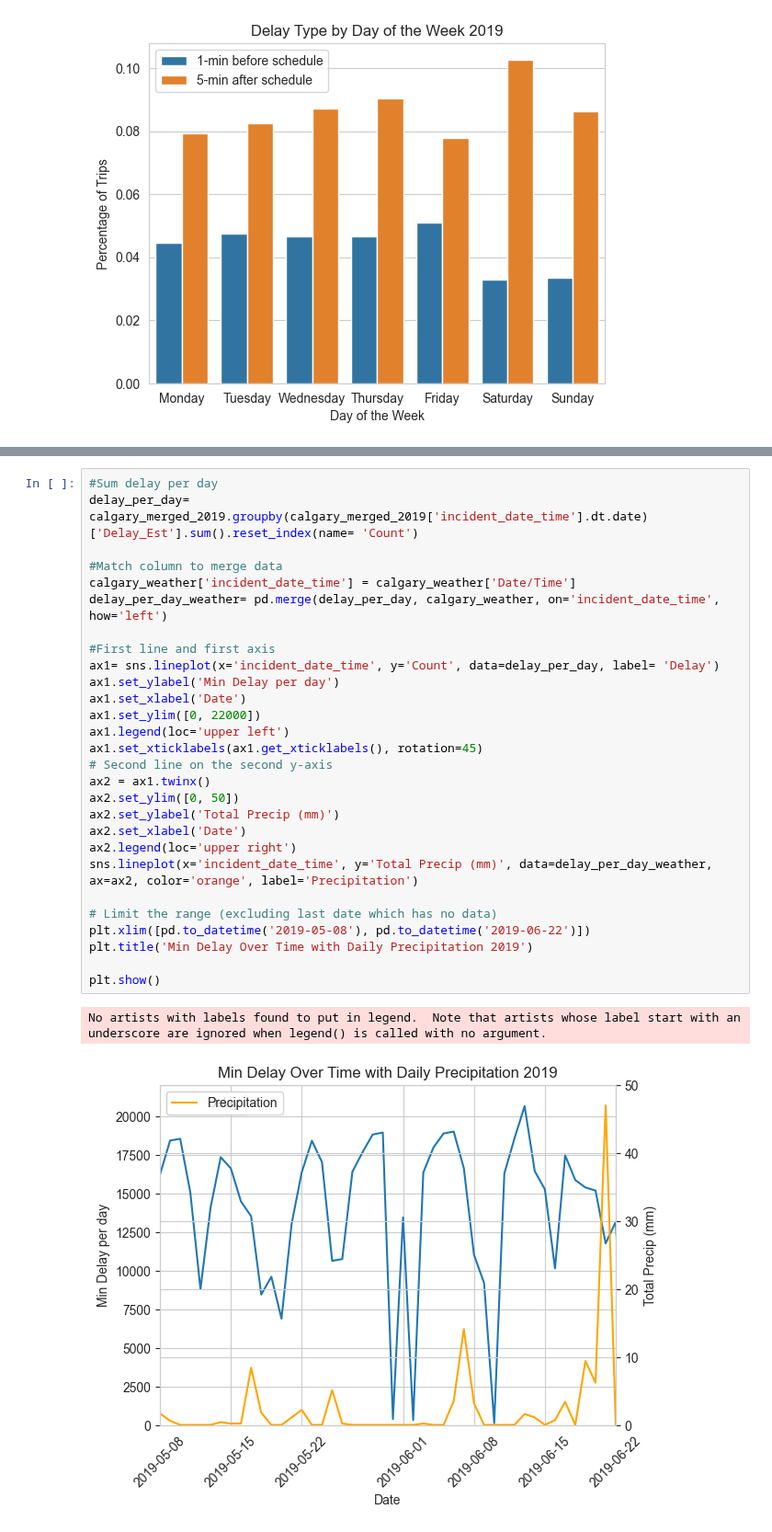
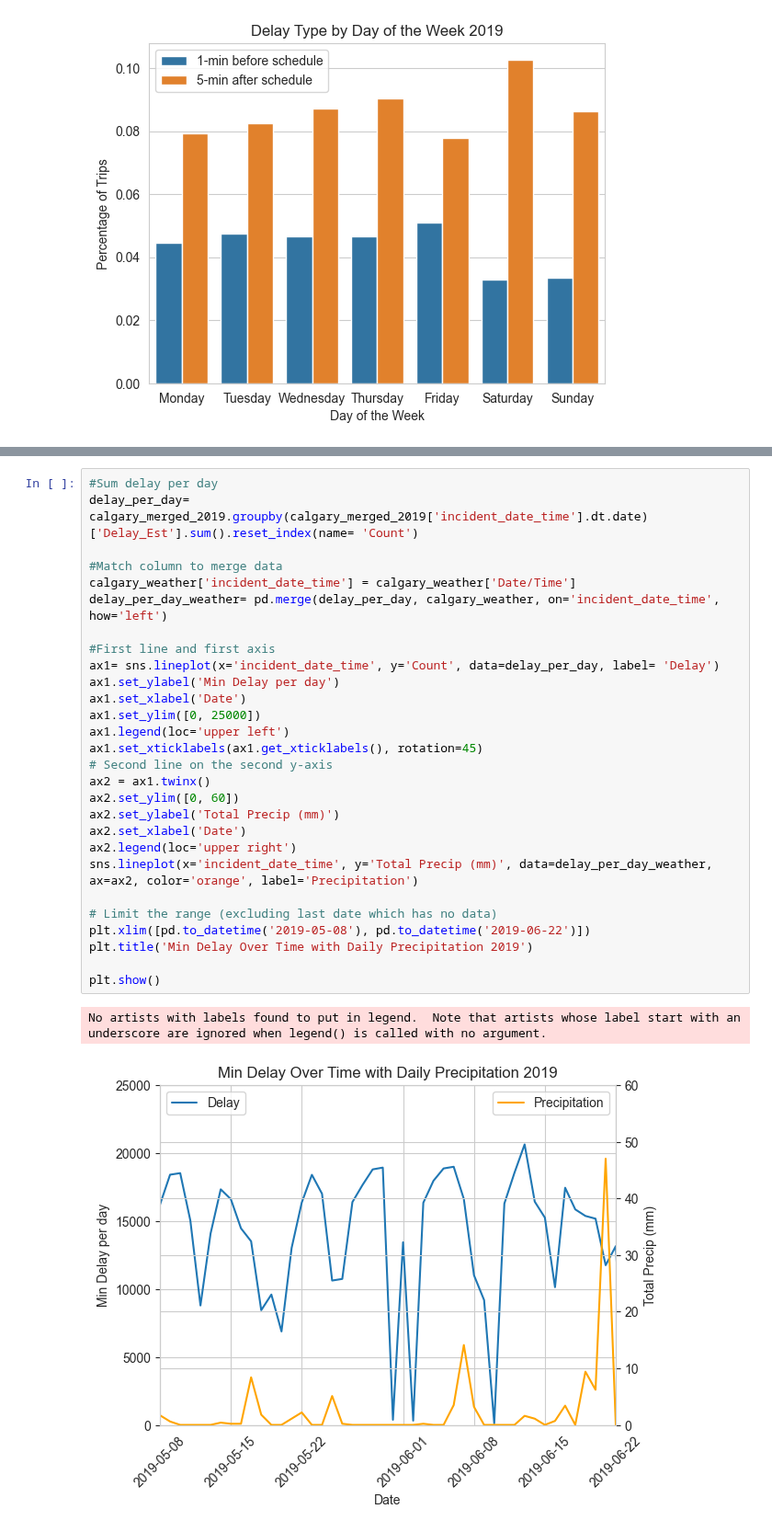
Before and after one commit to katherinewest/CME538_2023, a Jupyter notebook: Calgary_EDA.ipynb, the cells around one changed output, grey strips where cells are left out. Shown at 92% size. Drawn from its saved outputs; the diff is of its cells as text.

```diff
--- a/Calgary_EDA.ipynb
+++ b/Calgary_EDA.ipynb
@@ -267,34 +261,34 @@ No artists with labels found to put in legend.  Note that artists whose label st
 # %%
 #Sum delay per day
 delay_per_day= calgary_merged_2019.groupby(calgary_merged_2019['incident_date_time'].dt.date)['Delay_Est'].sum().reset_index(name= 'Count')
 
 #Match column to merge data
 calgary_weather['incident_date_time'] = calgary_weather['Date/Time']
 delay_per_day_weather= pd.merge(delay_per_day, calgary_weather, on='incident_date_time', how='left')
 
 #First line and first axis
 ax1= sns.lineplot(x='incident_date_time', y='Count', data=delay_per_day, label= 'Delay')
 ax1.set_ylabel('Min Delay per day')
 ax1.set_xlabel('Date')
-ax1.set_ylim([0, 22000])
+ax1.set_ylim([0, 25000])
 ax1.legend(loc='upper left')
 ax1.set_xticklabels(ax1.get_xticklabels(), rotation=45)
 # Second line on the second y-axis
 ax2 = ax1.twinx()
-ax2.set_ylim([0, 50])
+ax2.set_ylim([0, 60])
 ax2.set_ylabel('Total Precip (mm)')
 ax2.set_xlabel('Date')
 ax2.legend(loc='upper right')
 sns.lineplot(x='incident_date_time', y='Total Precip (mm)', data=delay_per_day_weather, ax=ax2, color='orange', label='Precipitation')
 
 # Limit the range (excluding last date which has no data)
 plt.xlim([pd.to_datetime('2019-05-08'), pd.to_datetime('2019-06-22')])
 plt.title('Min Delay Over Time with Daily Precipitation 2019')
 
 plt.show()
 # %% [output]
 No artists with labels found to put in legend.  Note that artists whose label start with an underscore are ignored when legend() is called with no argument.
-[figure, old version]
+[figure, new version]
 # %%
 #Sum delay per day
 delay_per_day= calgary_merged_2018.groupby(calgary_merged_2018['incident_date_time'].dt.date)['Delay_Est'].sum().reset_index(name= 'Count')
```
Also changed, not shown: parts of 15 cells of this notebook, 2 other files.
